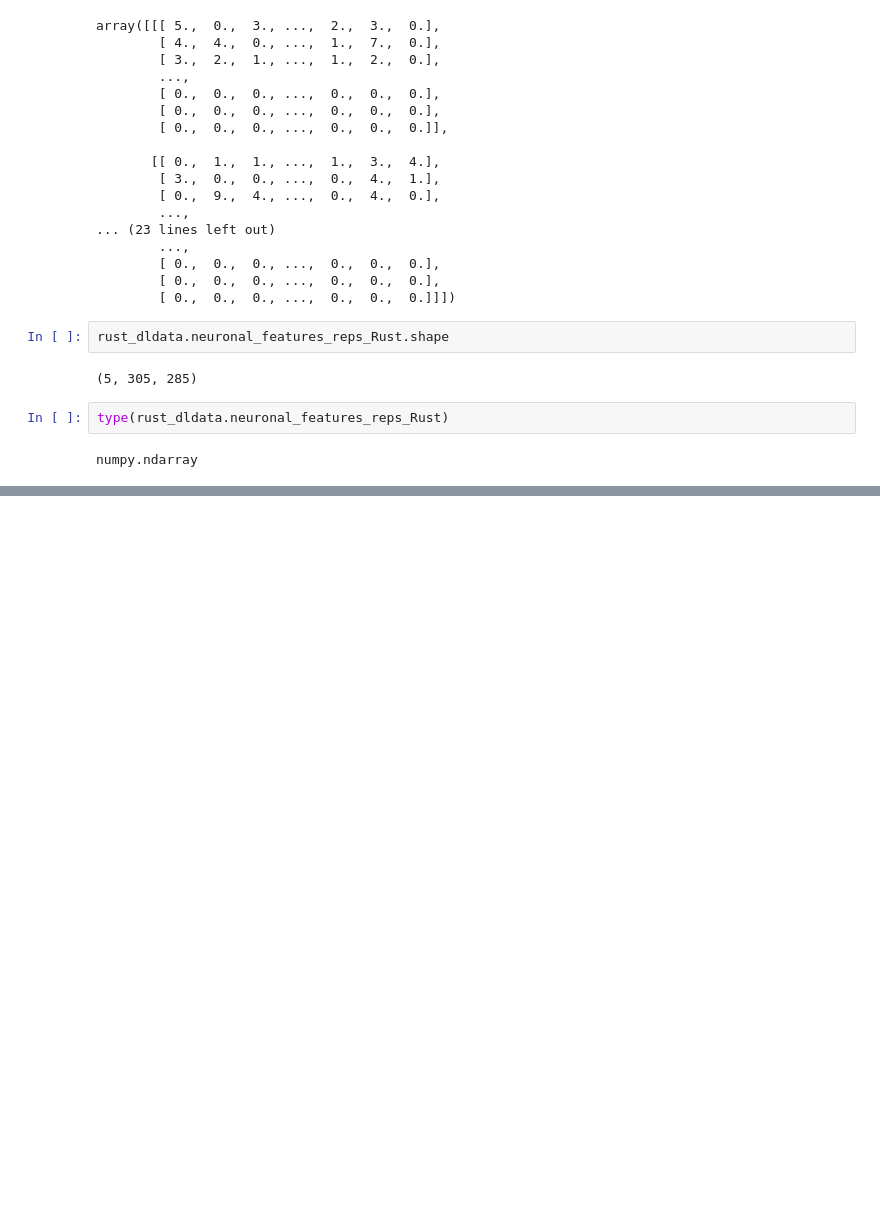
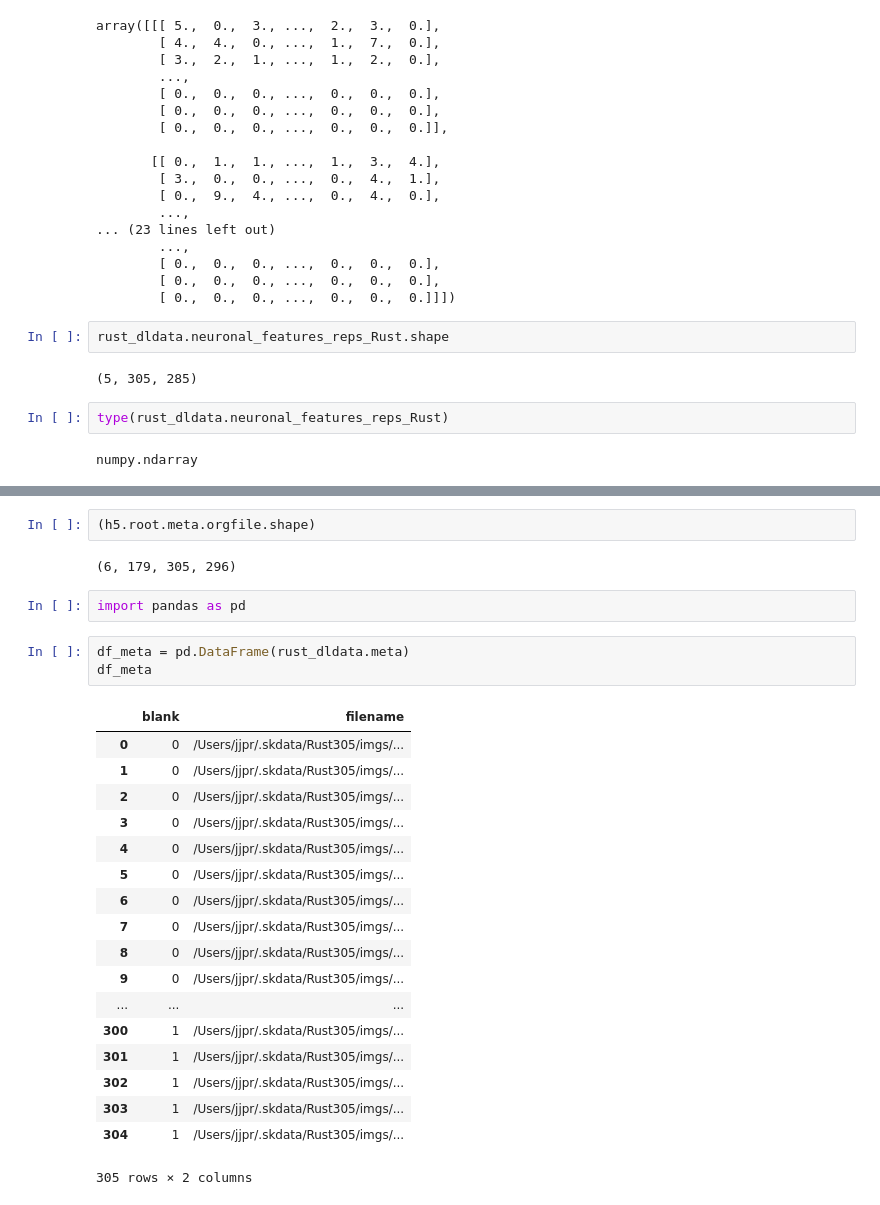
Before and after one commit to brain-score/brainio_contrib, a Jupyter notebook: notebooks/2020-12-28_rust.ipynb, the cells around one changed output, grey strips where cells are left out. Drawn from its saved outputs; the diff is of its cells as text; blank space fills up the shorter version.

Commit message:
More rust305 investigation.

```diff
--- a/notebooks/2020-12-28_rust.ipynb
+++ b/notebooks/2020-12-28_rust.ipynb
@@ -113,0 +307,28 @@ numpy.ndarray
+# %%
+(h5.root.meta.orgfile.shape)
+# %% [output]
+(6, 179, 305, 296)
+# %%
+import pandas as pd
+# %%
+df_meta = pd.DataFrame(rust_dldata.meta)
+df_meta
+# %% [output]
+|  | blank | filename |
+| 0 | 0 | /Users/jjpr/.skdata/Rust305/imgs/... |
+| 1 | 0 | /Users/jjpr/.skdata/Rust305/imgs/... |
+| 2 | 0 | /Users/jjpr/.skdata/Rust305/imgs/... |
+| 3 | 0 | /Users/jjpr/.skdata/Rust305/imgs/... |
+| 4 | 0 | /Users/jjpr/.skdata/Rust305/imgs/... |
+| 5 | 0 | /Users/jjpr/.skdata/Rust305/imgs/... |
+| 6 | 0 | /Users/jjpr/.skdata/Rust305/imgs/... |
+| 7 | 0 | /Users/jjpr/.skdata/Rust305/imgs/... |
+| 8 | 0 | /Users/jjpr/.skdata/Rust305/imgs/... |
+| 9 | 0 | /Users/jjpr/.skdata/Rust305/imgs/... |
+| ... | ... | ... |
+| 300 | 1 | /Users/jjpr/.skdata/Rust305/imgs/... |
+| 301 | 1 | /Users/jjpr/.skdata/Rust305/imgs/... |
+| 302 | 1 | /Users/jjpr/.skdata/Rust305/imgs/... |
+| 303 | 1 | /Users/jjpr/.skdata/Rust305/imgs/... |
+| 304 | 1 | /Users/jjpr/.skdata/Rust305/imgs/... |
+305 rows × 2 columns
```
Also changed, not shown: parts of 24 cells of this notebook.
